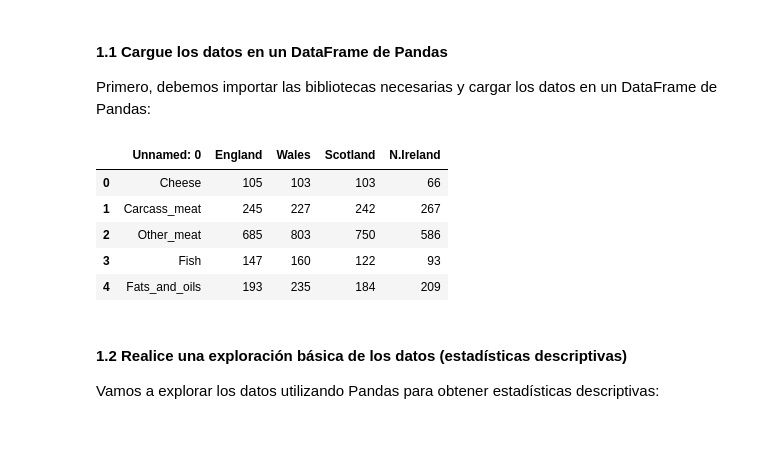
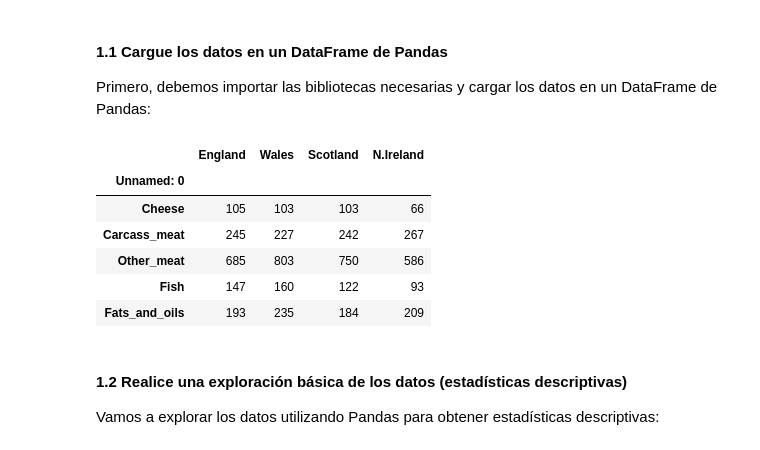
Before and after one commit to aleg001/Lab5-DS, a Jupyter notebook: Lab5.ipynb, the cells around one changed output. Cells and saved outputs as stored; diff of their text form; code cells hidden in the pictures.

```diff
--- a/Lab5.ipynb
+++ b/Lab5.ipynb
@@ -20,15 +20,17 @@ Primero, debemos importar las bibliotecas necesarias y cargar los datos en un Da
 # %%
 import pandas as pd
 
 df = pd.read_csv("UK_foods.csv", skipinitialspace=True)
+df = df.set_index(df.columns[0])
 df.head()
 # %% [output]
-|  | Unnamed: 0 | England | Wales | Scotland | N.Ireland |
-| 0 | Cheese | 105 | 103 | 103 | 66 |
-| 1 | Carcass_meat | 245 | 227 | 242 | 267 |
-| 2 | Other_meat | 685 | 803 | 750 | 586 |
-| 3 | Fish | 147 | 160 | 122 | 93 |
-| 4 | Fats_and_oils | 193 | 235 | 184 | 209 |
+|  | England | Wales | Scotland | N.Ireland |
+| Unnamed: 0 |  |  |  |  |
+| Cheese | 105 | 103 | 103 | 66 |
+| Carcass_meat | 245 | 227 | 242 | 267 |
+| Other_meat | 685 | 803 | 750 | 586 |
+| Fish | 147 | 160 | 122 | 93 |
+| Fats_and_oils | 193 | 235 | 184 | 209 |
 # %% [markdown]
 #### 1.2 Realice una exploración básica de los datos (estadísticas descriptivas)
 Vamos a explorar los datos utilizando Pandas para obtener estadísticas descriptivas:
```
Also changed, not shown: parts of 10 cells of this notebook.
